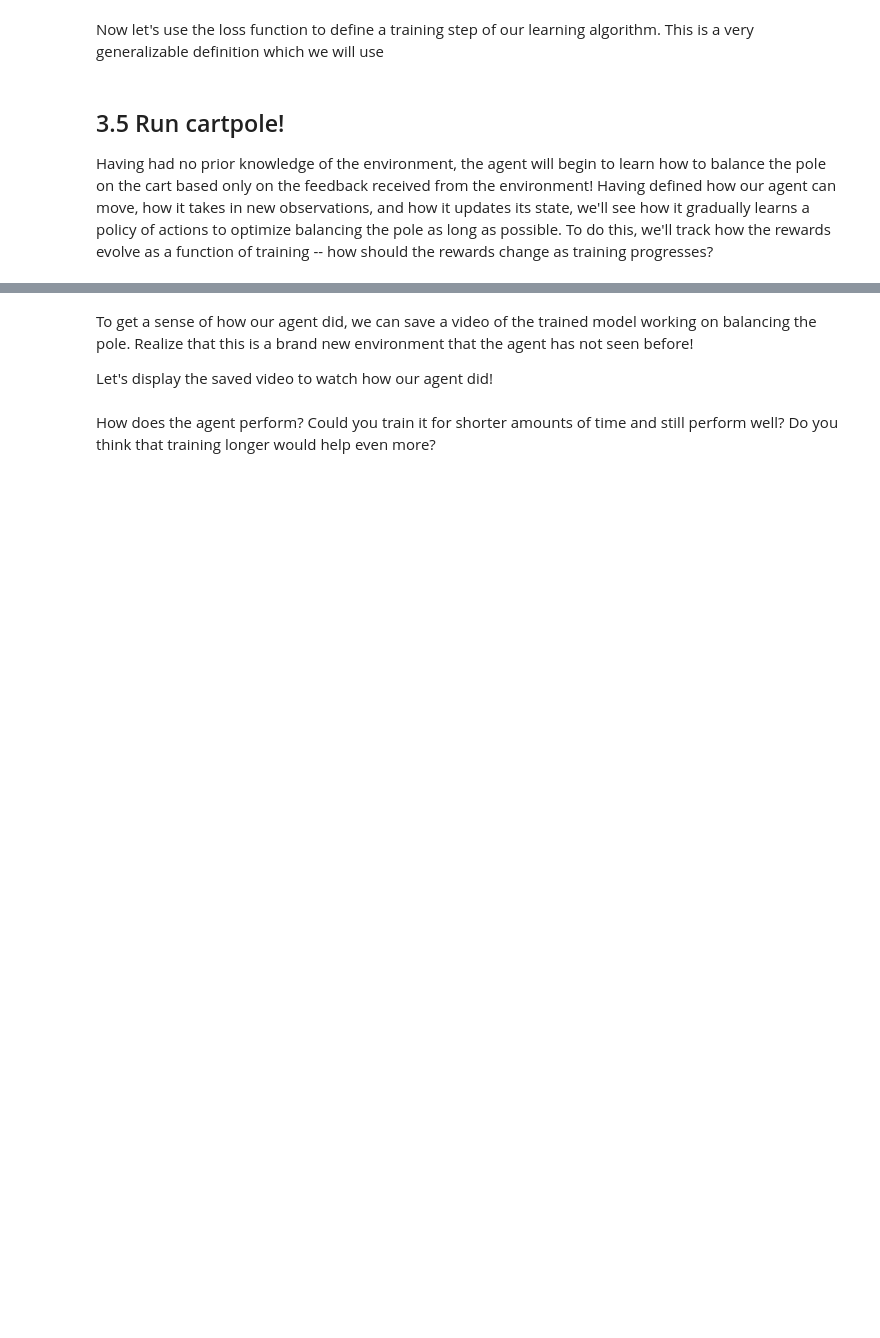
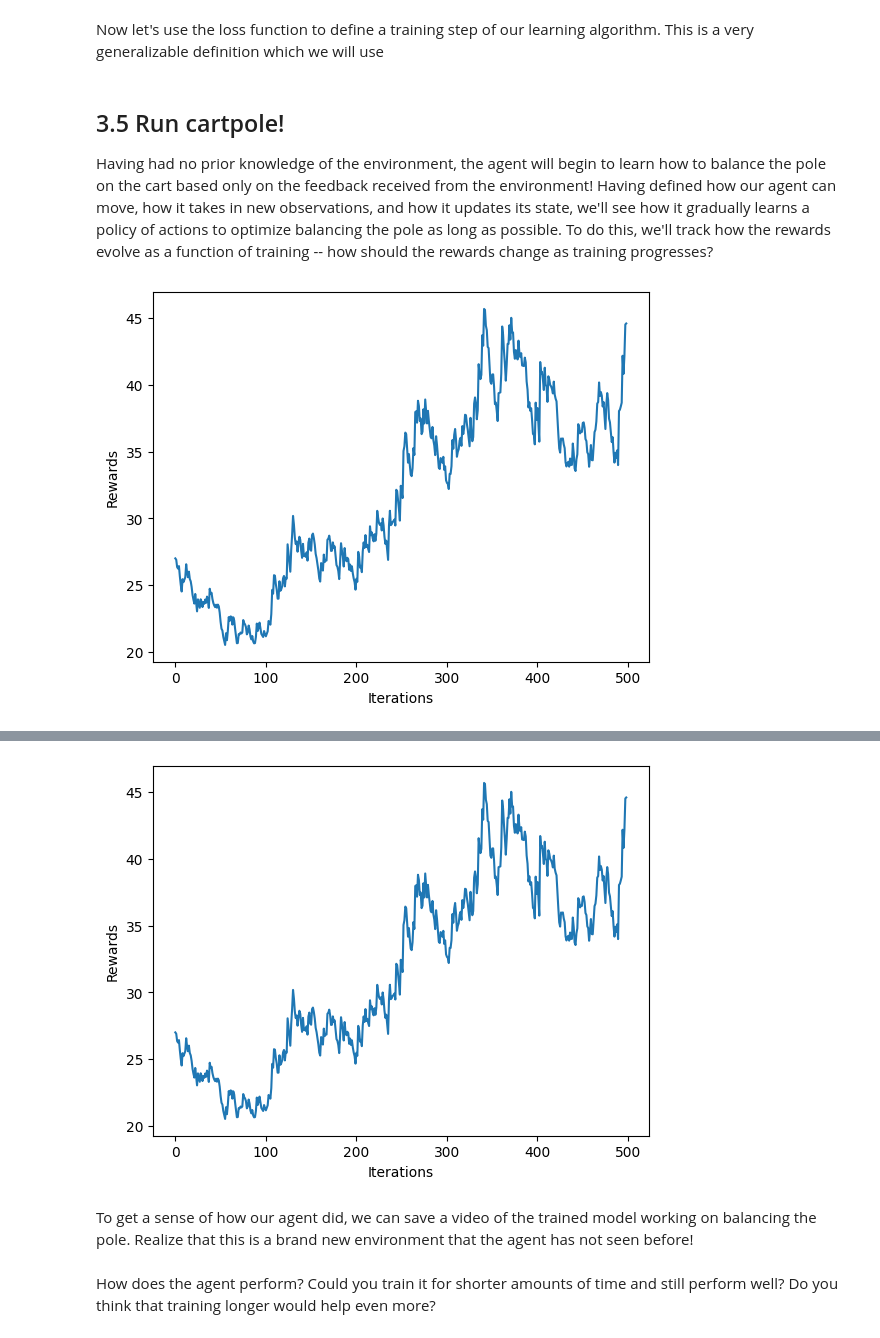
Before and after one commit to Hewhoipia/Deep_Learning_Introduction, a Jupyter notebook: Lab3/RL_Self_Driving.ipynb, the cells around one changed output, grey strips where cells are left out. Saved outputs shown, nothing was run; the diff lists cells and outputs as text; code cells hidden in the pictures; blank space fills up the shorter version.

```diff
--- a/Lab3/RL_Self_Driving.ipynb
+++ b/Lab3/RL_Self_Driving.ipynb
@@ -136,7 +141,7 @@ def choose_action(model, observation, single=True):
     logits = model.predict(observation)
 
     # Choose an action from the categorical distribution defined by the log probabilities of each possible action
-    action = tf.random.categorical(tf.math.log(probs), num_samples=1)
+    action = tf.random.categorical(tf.math.log(logits), num_samples=1)
 
     # Convert tensor to numpy
     action = action.numpy().flatten()
@@ -174,7 +179,7 @@ class Memory:
         self.actions.append(new_action)
 
         # update the list of rewards with new reward
-        self.reward.append(new_reward)
+        self.rewards.append(new_reward)
 
 
     def __len__(self):
@@ -299,32 +304,35 @@ if hasattr(tqdm, '_instances'): tqdm._instances.clear() # clear if it exists
 for i_episode in range(500):
 
     plotter.plot(smoothed_reward.get())
     # Restart the environment
-    observation = env.reset()
+    observation, info = env.reset()
     memory.clear()
 
     while True:
         # using our observation, choose an action and take it in the environment
         action = choose_action(cartpole_model, observation)
-        next_observation, reward, done, info = env.step(action)
+        next_observation, reward, terminated, truncated, info = env.step(action)
+        done = terminated or truncated
         # add to memory
         memory.add_to_memory(observation, action, reward)
 
         # is the episode over? did you crash or do so well that you're done?
         if done:
             # determine total reward and keep a record of this
             total_reward = sum(memory.rewards)
             smoothed_reward.append(total_reward)
 
             # initiate training - remember we don't know anything about how the
             #   agent is doing until it has crashed!
             g = train_step(cartpole_model, compute_loss, optimizer,
                        observations=np.vstack(memory.observations),
                        actions=np.array(memory.actions),
                        discounted_rewards = discount_rewards(memory.rewards))
 
             # reset the memory
             memory.clear()
             break
         # update our observatons
         observation = next_observation
+# %% [output]
+[figure, added]
@@ -331,4 +356,3 @@ for i_episode in range(500):
+[figure, added]
 # %% [markdown]
 To get a sense of how our agent did, we can save a video of the trained model working on balancing the pole. Realize that this is a brand new environment that the agent has not seen before!
-
-Let's display the saved video to watch how our agent did!
```
Also changed, not shown: parts of 7 cells of this notebook.
